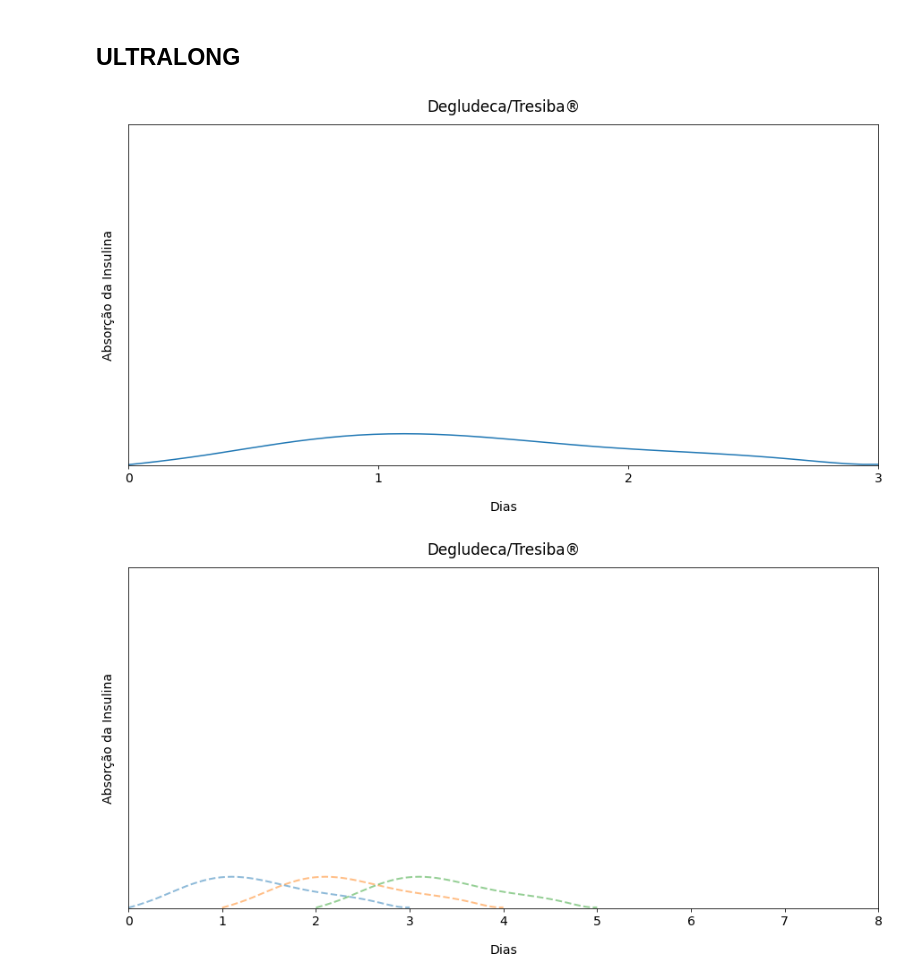
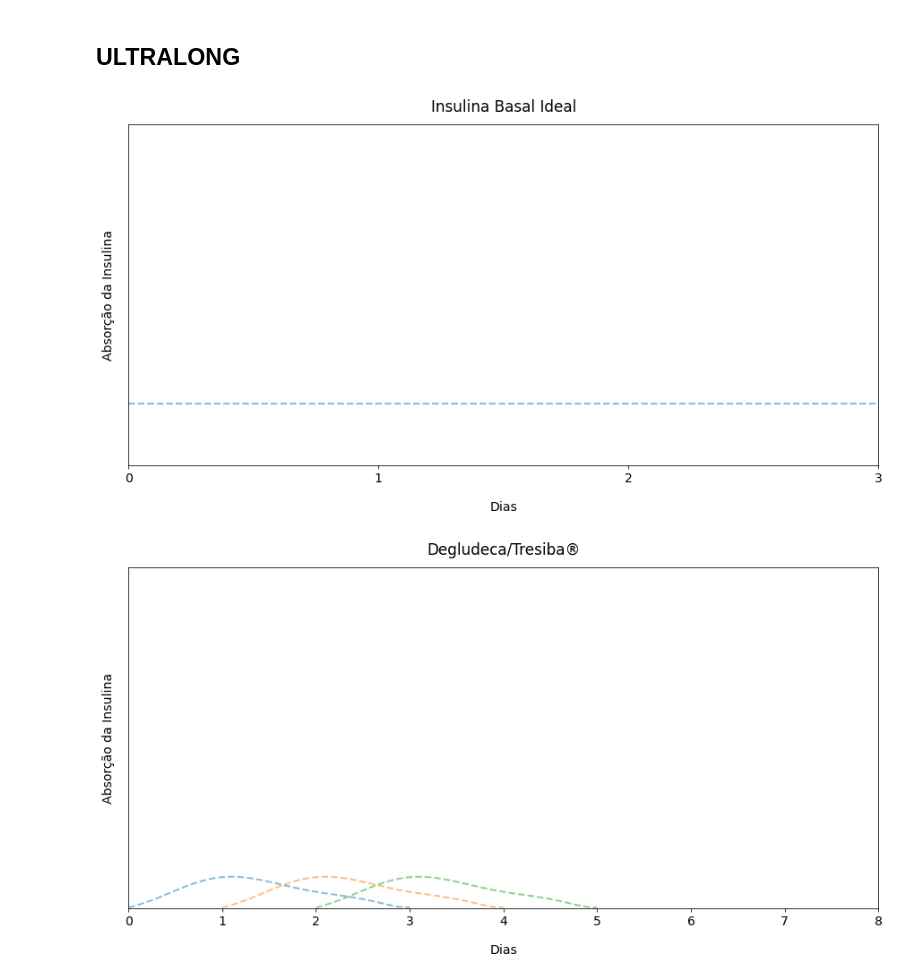
Before and after one commit to Bunoviske/LoopIOB, a Jupyter notebook: SlowInsulinCurves.ipynb, the cells around one changed output. Saved outputs shown, nothing was run; the diff lists cells and outputs as text; code cells hidden in the pictures.

Commit message:
update graphs

```diff
--- a/SlowInsulinCurves.ipynb
+++ b/SlowInsulinCurves.ipynb
@@ -44,37 +44,37 @@ totalInsulinX = []
 totalInsulinY = []
 for i, day in enumerate(insulinPerDay):
     xday = day[0]
     yday = day[1]
     offset = int(i*noSuperpositionPct*len(xday))
     for j in range(0, len(xday)):
         totalInsulinIndex = j + offset
         if totalInsulinIndex < len(totalInsulinY):
             totalInsulinY[totalInsulinIndex] += yday[j]
         else: # continue expanding array by inserting new data
             totalInsulinX.append(xday[j])
             totalInsulinY.append(yday[j])
 
 
 #take tresiba data
 tresibaX = totalInsulinX
 tresibaY = totalInsulinY
 
 fig = plt.figure(figsize=(15,7))
 ax = fig.add_subplot(111)
-ax.set_title('Degludeca/Tresiba®',pad=15)
+ax.set_title('Insulina Basal Ideal',pad=15)
 ax.set_xlabel('Dias', labelpad=18)
 ax.set_ylabel('Absorção da Insulina', labelpad=15)
 plt.rcParams.update({'font.size': 14})
 plt.xticks(range(0, int(max(totalInsulinX)/24) +1)) #converte de horas para dias
 plt.xlim(0, 3)
 plt.ylim(0, 10)
 ax.get_yaxis().set_ticks([])
 
-plt.plot([number / 24 for number in totalInsulinX], totalInsulinY)
-#plt.plot([number / 24 for number in totalInsulinX], 0.8*np.ones(len(totalInsulinX)), '--', alpha=0.5,linewidth=2)
+#plt.plot([number / 24 for number in totalInsulinX], totalInsulinY)
+plt.plot([number / 24 for number in totalInsulinX], 1.8*np.ones(len(totalInsulinX)), '--', alpha=0.5,linewidth=2)
 plt.show()
 # %% [output]
-[figure, old version]
+[figure, new version]
 # %%
 
 # bilinear
```
Also changed, not shown: parts of 1 cell of this notebook, 1 other file.
